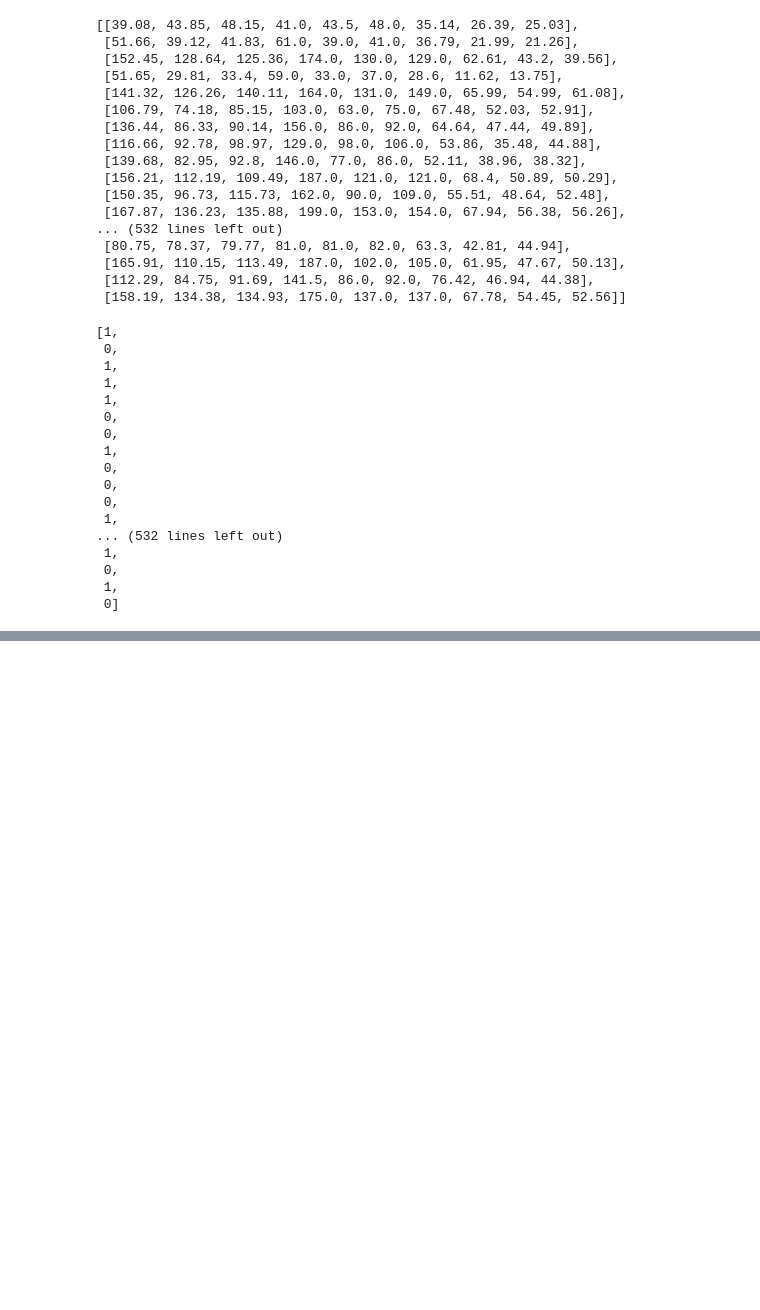
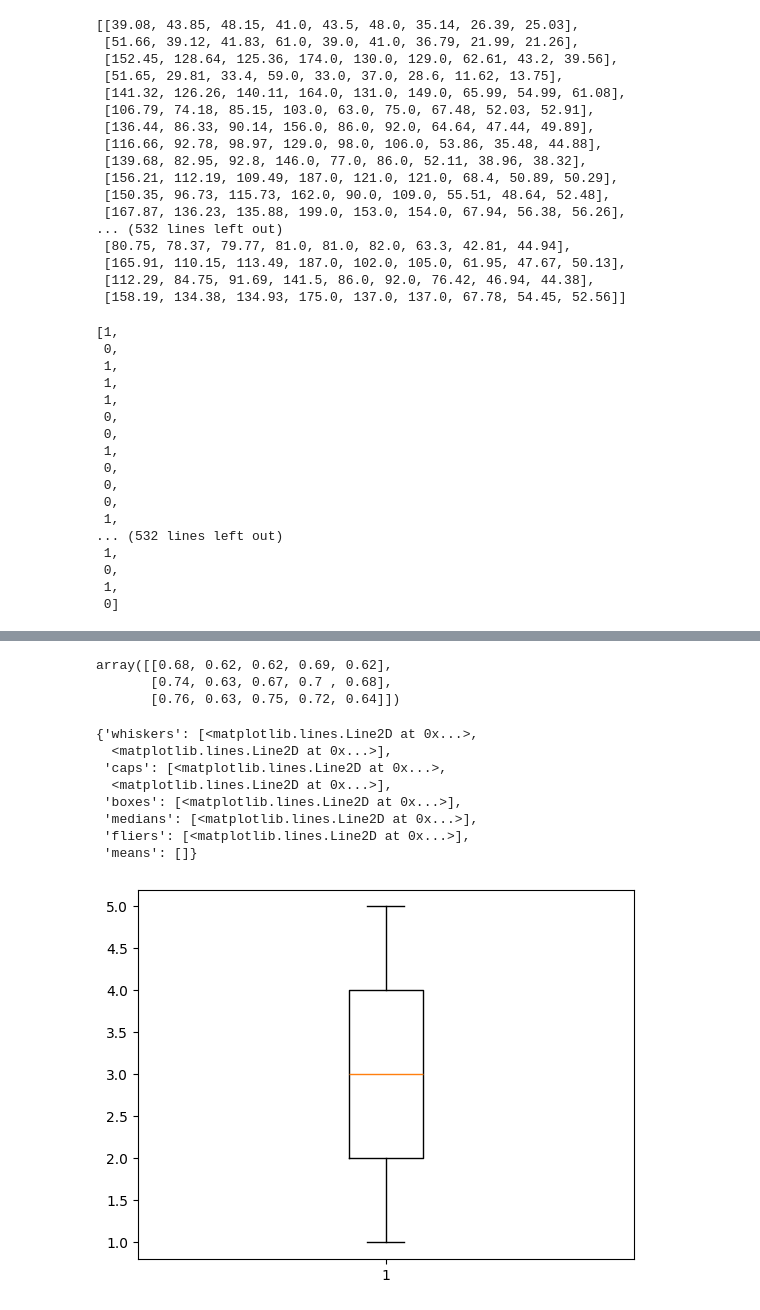
Before and after one commit to mauriciobenjamin700/8-periodo, a Jupyter notebook: sistemas-inteligentes/class/2024-11-13/main.ipynb, the cells around one changed output, grey strips where cells are left out. Saved outputs shown, nothing was run; the diff lists cells and outputs as text; code cells hidden in the pictures; blank space fills up the shorter version.

```diff
--- a/sistemas-inteligentes/class/2024-11-13/main.ipynb
+++ b/sistemas-inteligentes/class/2024-11-13/main.ipynb
@@ -323,0 +388,6 @@ plt.show()
+# %%
+result_accuracy
+# %% [output]
+array([[0.68, 0.62, 0.62, 0.69, 0.62],
+       [0.74, 0.63, 0.67, 0.7 , 0.68],
+       [0.76, 0.63, 0.75, 0.72, 0.64]])
@@ -323,0 +396,12 @@ plt.show()
+# %%
+plt.boxplot([1,2,3,4,5])
+# %% [output]
+{'whiskers': [<matplotlib.lines.Line2D at 0x...>,
+  <matplotlib.lines.Line2D at 0x...>],
+ 'caps': [<matplotlib.lines.Line2D at 0x...>,
+  <matplotlib.lines.Line2D at 0x...>],
+ 'boxes': [<matplotlib.lines.Line2D at 0x...>],
+ 'medians': [<matplotlib.lines.Line2D at 0x...>],
+ 'fliers': [<matplotlib.lines.Line2D at 0x...>],
+ 'means': []}
+[figure, added]
```
Also changed, not shown: parts of 17 cells of this notebook.
